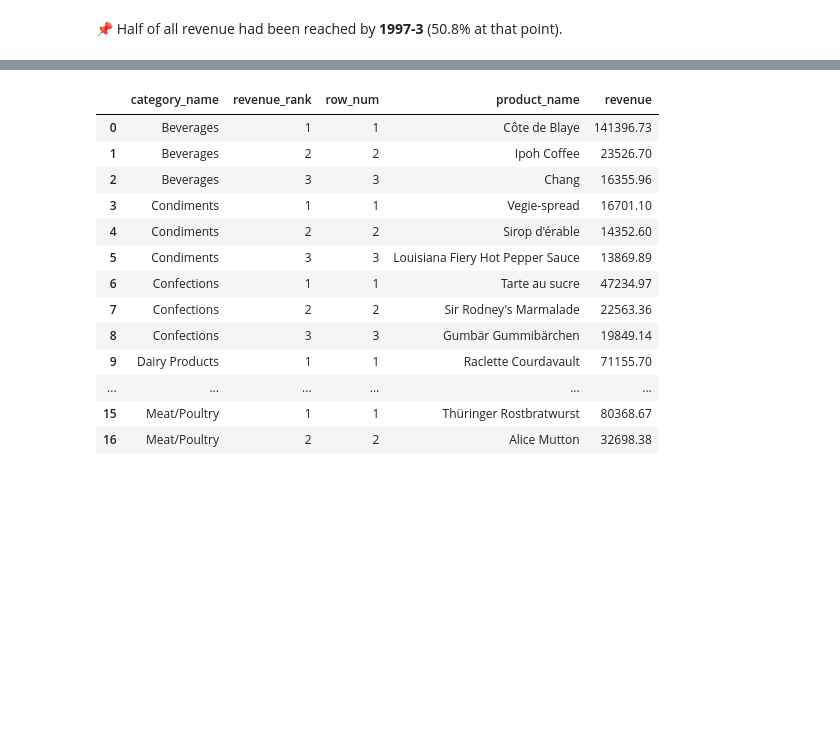
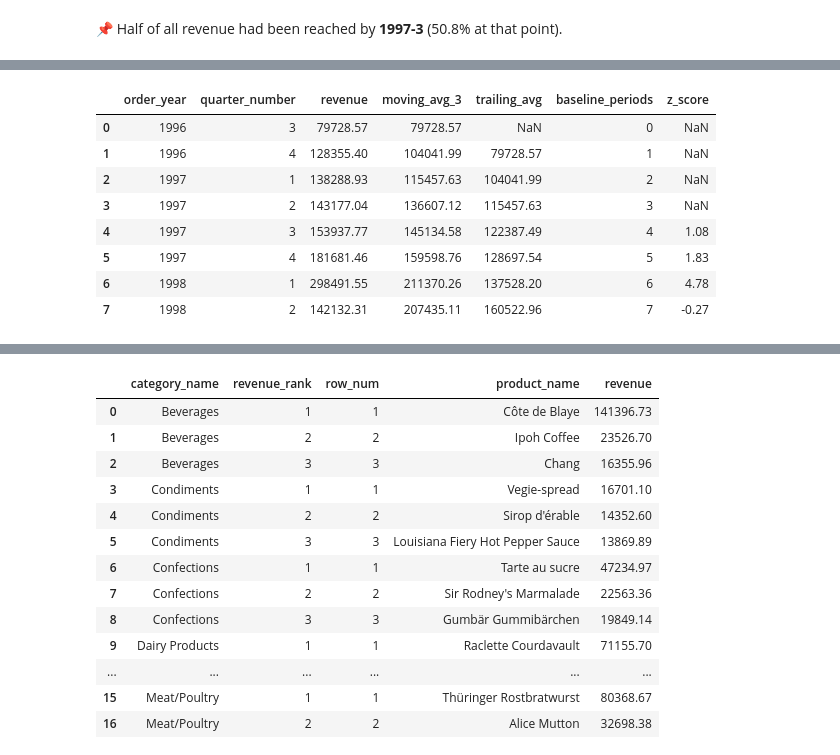
Before and after one commit to joelraj18/autosql, a Jupyter notebook: examples/northwind/Northwind_sales_analysis.ipynb, the cells around one changed output, grey strips where cells are left out. Saved outputs shown, nothing was run; the diff lists cells and outputs as text; code cells hidden in the pictures; blank space fills up the shorter version.

```diff
--- a/examples/northwind/Northwind_sales_analysis.ipynb
+++ b/examples/northwind/Northwind_sales_analysis.ipynb
@@ -1791,10 +1804,18 @@ if "periods" in outputs:
     partial = [label(r) for _, r in per.iterrows() if r["coverage"] < 0.9]
     metrics["partial_periods"] = partial
     metrics["periods_seen"] = len(per)
-    gaps = len(per) - len(set(starts))
+    per_year = {"quarter": 4, "month": 12, "year": 1}[unit]
+    index = [int(r.iloc[0]) * per_year + (int(r.iloc[1]) - 1 if unit != "year" else 0) for _, r in per.iterrows()]
+    missing = sorted(set(range(min(index), max(index) + 1)) - set(index)) if index else []
+    missing = [f"{i // 4}-Q{i % 4 + 1}" if unit == "quarter" else f"{i // 12}-{i % 12 + 1:02d}" if unit == "month" else str(i)
+               for i in missing]
+    metrics["missing_periods"] = missing
+    if missing:
+        note(f"⚠️ **No rows at all in {', '.join(missing[:6])}**. A gap is either a real stop or a loading problem; "
+             f"period-over-period changes are only computed between neighbouring {unit}s.")
     span = f"{str(ranges['earliest'].min())[:10]} to {str(ranges['latest'].max())[:10]}"
     note(f"{len(per)} {unit}s of data. " + (f"**Partial:** {', '.join(partial)} (less than {0.9:.0%} of its days covered), so "
-         "it is labelled and left out of period-over-period verdicts." if partial else "Every period is fully covered."))
+         "it is labelled and left out of period-over-period verdicts." if partial else "The first and last periods are fully covered."))
 if "lead_sanity" in outputs:
     row = outputs["lead_sanity"].iloc[0]
     metrics["negative_lead"] = int(row.iloc[2] or 0)
@@ -1803,6 +1824,7 @@ if "lead_sanity" in outputs:
          f"lead times run from {row.min_days} to {row.max_days} days.")
 for label in [k for k in outputs if k.startswith("part_")]:
     row = outputs[label].iloc[0]
+    metrics["date_part_mismatches"] = metrics.get("date_part_mismatches", 0) + int(row.mismatched or 0)
     note(f"{label[5:]}: {int(row.mismatched or 0):,} row(s) disagree with the date they were derived from.")
 # %% [output]
 |  | table_name | column_name | earliest | latest | null_rows |
@@ -3112,0 +3421,80 @@ note(f"Half of all revenue had been reached by **{when}** ({float(half['running_
+# %%
+outputs = {}
+# Moving average and z-score per quarter (RANGE frames)
+outputs['trend_signals'] = sql(r"""
+-- RANGE frames count period_index values, not rows, so a missing period is skipped instead of pulling an older one in.
+-- Partial periods are shown but never enter a baseline: baseline_value is NULL for them, and AVG / STDDEV / COUNT skip NULLs.
+WITH per_period AS (
+    SELECT order_year,
+           quarter_number,
+           order_year * 4 + quarter_number AS period_index,
+           SUM(revenue) AS revenue
+    FROM   order_facts
+    WHERE  order_year IS NOT NULL
+    GROUP  BY order_year, quarter_number
+),
+marked AS (
+    SELECT p.*, CASE WHEN (p.order_year = 1998 AND p.quarter_number = 2) THEN NULL ELSE p.revenue END AS baseline_value
+    FROM   per_period p
+),
+framed AS (
+    SELECT m.*,
+           AVG(revenue) OVER (ORDER BY period_index RANGE BETWEEN 2 PRECEDING AND CURRENT ROW) AS moving_avg_3,
+           AVG(baseline_value) OVER (ORDER BY period_index RANGE BETWEEN 8 PRECEDING AND 1 PRECEDING) AS trailing_avg,
+           STDDEV_SAMP(baseline_value) OVER (ORDER BY period_index RANGE BETWEEN 8 PRECEDING AND 1 PRECEDING) AS trailing_sd,
+           COUNT(baseline_value) OVER (ORDER BY period_index RANGE BETWEEN 8 PRECEDING AND 1 PRECEDING) AS baseline_periods
+    FROM   marked m
+)
+SELECT p.order_year, p.quarter_number,
+       ROUND(p.revenue, 2) AS revenue,
+       ROUND(p.moving_avg_3, 2) AS moving_avg_3,
+       ROUND(p.trailing_avg, 2) AS trailing_avg,
+       p.baseline_periods,
+       CASE WHEN p.baseline_periods >= 4 THEN ROUND((p.revenue - p.trailing_avg) / NULLIF(p.trailing_sd, 0), 2) END AS z_score
+FROM   framed p
+ORDER  BY p.order_year, p.quarter_number
+""")
+display(outputs['trend_signals'].head(20))
+result = list(outputs.values())[-1] if outputs else pd.DataFrame()
+# 📌 What we found
+sig = result.copy()
+cols = list(sig.columns)
+n = 2
+sig["period"] = ["-Q".join(str(int(v)) for v in r) if True else "-".join(f"{int(v):02d}" if i else str(int(v)) for i, v in enumerate(r))
+                 for r in sig[cols[:n]].itertuples(index=False)]
+partial = set(['1998-Q2'])
+sig["partial"] = sig["period"].isin(partial)
+z = sig["z_score"].astype(float)
+limits = {4: 6.53, 5: 5.04, 6: 4.36, 7: 3.96, 8: 3.71}   # 99% prediction interval: t(0.995, n - 1) * sqrt(1 + 1/n) for a baseline of n periods
+sig["z_limit"] = [limits.get(int(k)) if pd.notna(k) else None for k in sig["baseline_periods"]]
+unusual = sig[(z.abs() >= sig["z_limit"].astype(float)) & ~sig["partial"]]
+metrics["unusual_periods"] = [{"period": r.period, "z": float(r.z_score), "value": float(r.revenue),
+                               "baseline": int(r.baseline_periods), "limit": float(r.z_limit)} for r in unusual.itertuples()]
+fig, ax = plt.subplots(figsize=(10, 3.4))
+ax.bar(sig["period"], sig["revenue"].astype(float), width=0.6, color=[C_MUTED if p else C_SERIES for p in sig["partial"]])
+ax.plot(sig["period"], sig["moving_avg_3"].astype(float), color=C_TOTAL, marker="o", markersize=4)
+ax.set_title("revenue per quarter (bars) and its 3-quarter moving average (line)", loc="left")
+ax.tick_params(axis="x", labelrotation=45); plt.tight_layout(); plt.show()
+last = sig[~sig["partial"]].iloc[-1]
+judged = int(z[~sig["partial"]].notna().sum())
+note(f"Moving average at the last complete quarter ({last.period}): **{float(last.moving_avg_3):,.2f}**.")
+if len(unusual):
+    note(f"Unusual quarters (outside the 99% prediction interval of up to 8 earlier complete quarters): "
+         + ", ".join(f"**{r.period}** (z = {r.z_score:+.1f}; the limit for a baseline of {int(r.baseline_periods)} is {r.z_limit:.2f})"
+                     for r in unusual.itertuples())
+         + ". Look for a one-off event (a big order, a promotion, a loading problem) before reading a trend into it.")
+elif judged:
+    note(f"None of the {judged} quarters with a baseline of 4+ earlier periods falls outside its 99% prediction interval: "
+         "the movement is within normal noise.")
+else:
+    note(f"No quarter has 4 earlier complete quarters yet, so no z-score is computed; the moving average still shows the direction.")
+# %% [output]
+|  | order_year | quarter_number | revenue | moving_avg_3 | trailing_avg | baseline_periods | z_score |
+| 0 | 1996 | 3 | 79728.57 | 79728.57 | NaN | 0 | NaN |
+| 1 | 1996 | 4 | 128355.40 | 104041.99 | 79728.57 | 1 | NaN |
+| 2 | 1997 | 1 | 138288.93 | 115457.63 | 104041.99 | 2 | NaN |
+| 3 | 1997 | 2 | 143177.04 | 136607.12 | 115457.63 | 3 | NaN |
+| 4 | 1997 | 3 | 153937.77 | 145134.58 | 122387.49 | 4 | 1.08 |
+| 5 | 1997 | 4 | 181681.46 | 159598.76 | 128697.54 | 5 | 1.83 |
+| 6 | 1998 | 1 | 298491.55 | 211370.26 | 137528.20 | 6 | 4.78 |
+| 7 | 1998 | 2 | 142132.31 | 207435.11 | 160522.96 | 7 | -0.27 |
```
Also changed, not shown: parts of 29 cells of this notebook, 10 other files.
